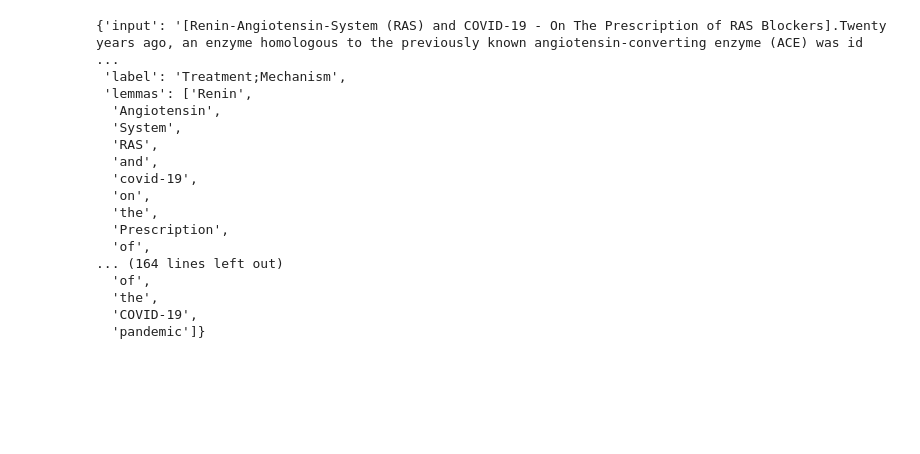
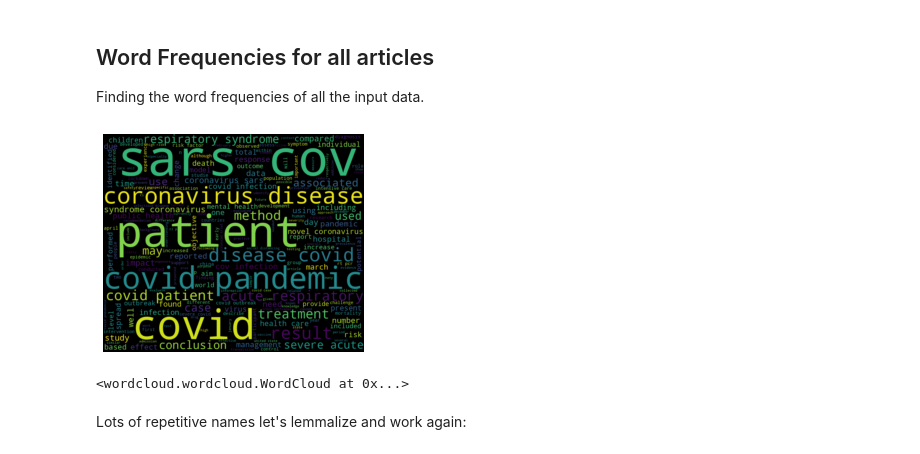
Before and after one commit to yohyohwang/covid19_text_classification, a Jupyter notebook: EDA Exploration.ipynb, the cells around one changed output. Cells and saved outputs as stored; diff of their text form; code cells hidden in the pictures; blank space fills up the shorter version.

```diff
--- a/EDA Exploration.ipynb
+++ b/EDA Exploration.ipynb
@@ -20,7 +21,11 @@ import json
 
 import matplotlib.pyplot as plt
 # %%
-# load in my shit
-f = open('data/train.json')
-data = json.load(f)
-data = dict(data)
+# load in all dat
+# Clean and drop rows where no abstract or title was given
+train = pd.read_csv('data/train.csv')
+train = train.dropna(subset=['title', 'abstract'])
+valid = pd.read_csv('data/valid.csv')
+valid = valid.dropna(subset=['title', 'abstract'])
+test = pd.read_csv('data/valid.csv')
+test = test.dropna(subset=['title', 'abstract'])
@@ -27,20 +41,24 @@ data = dict(data)
+# %% [markdown]
+## Word Frequencies for all articles
+
+Finding the word frequencies of all the input data.
 # %%
-data['PMID:32323279']
+train["alltext"] = train["title"] + " "+ train["abstract"]
+traintext = " ".join(i for i in train.alltext)
+valid["alltext"] = valid["title"] + " "+ valid["abstract"]
+validtext = " ".join(i for i in valid.alltext)
+test["alltext"] = test["title"] + " "+ test["abstract"]
+testtext = " ".join(i for i in test.alltext)
+alltext = traintext + " " + validtext + " " + testtext
+alltext = alltext.lower()
-# %% [output]
-{'input': '[Renin-Angiotensin-System (RAS) and COVID-19 - On The Prescription of RAS Blockers].Twenty years ago, an enzyme homologous to the previously known angiotensin-converting enzyme (ACE) was id ...
- 'label': 'Treatment;Mechanism',
- 'lemmas': ['Renin',
-  'Angiotensin',
-  'System',
-  'RAS',
-  'and',
-  'covid-19',
-  'on',
-  'the',
-  'Prescription',
-  'of',
-... (164 lines left out)
-  'of',
-  'the',
-  'COVID-19',
-  'pandemic']}
+# %%
+wordcloud = WordCloud(width=1200,height=1000).generate(alltext)
+plt.imshow(wordcloud, interpolation='bilinear')
+plt.axis("off")
+plt.show()
+wordcloud.to_file("alltext_wordcloud.png")
+# %% [output]
+[figure, added]
+<wordcloud.wordcloud.WordCloud at 0x...>
+# %% [markdown]
+Lots of repetitive names let's lemmalize and work again:
```
Also changed, not shown: parts of 22 cells of this notebook.
